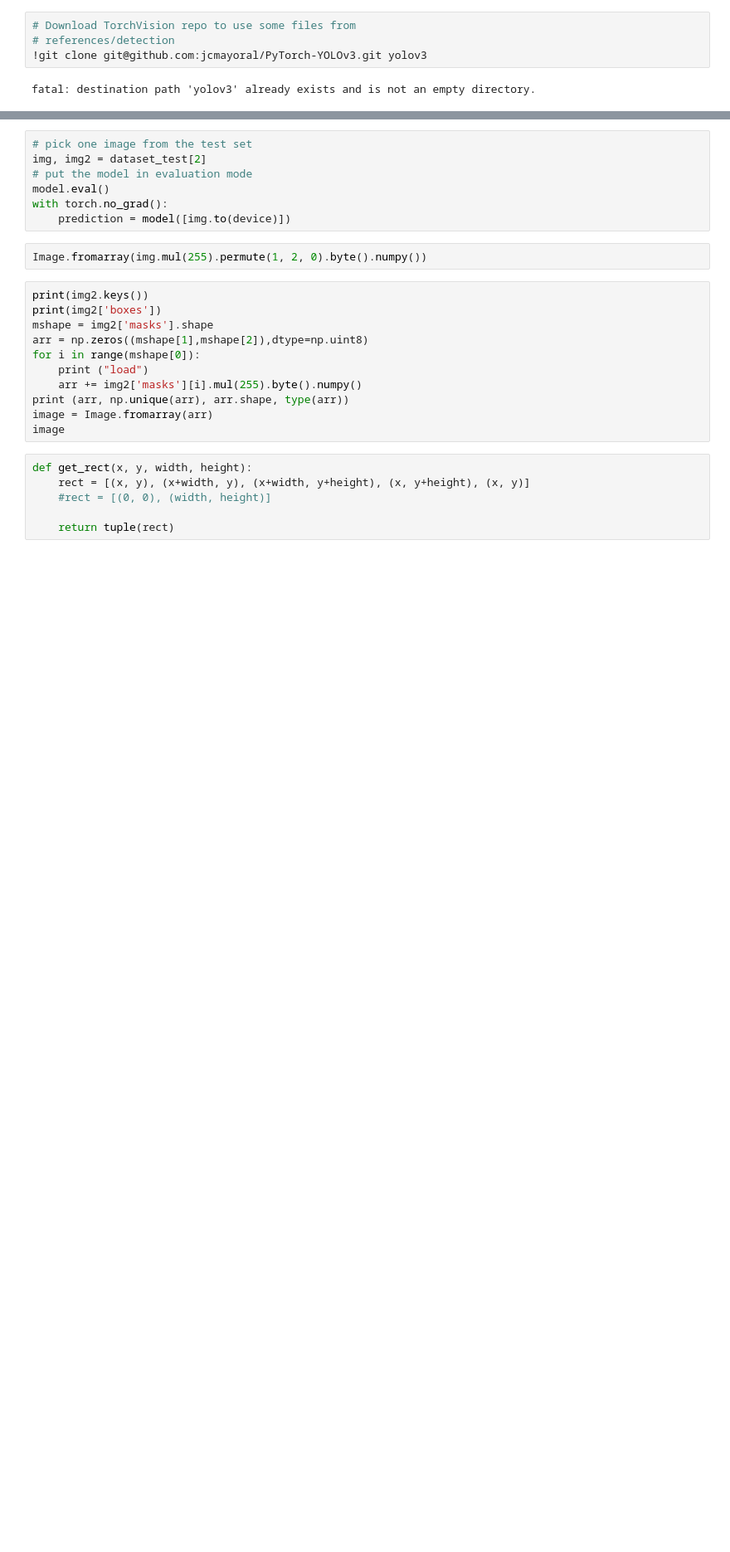
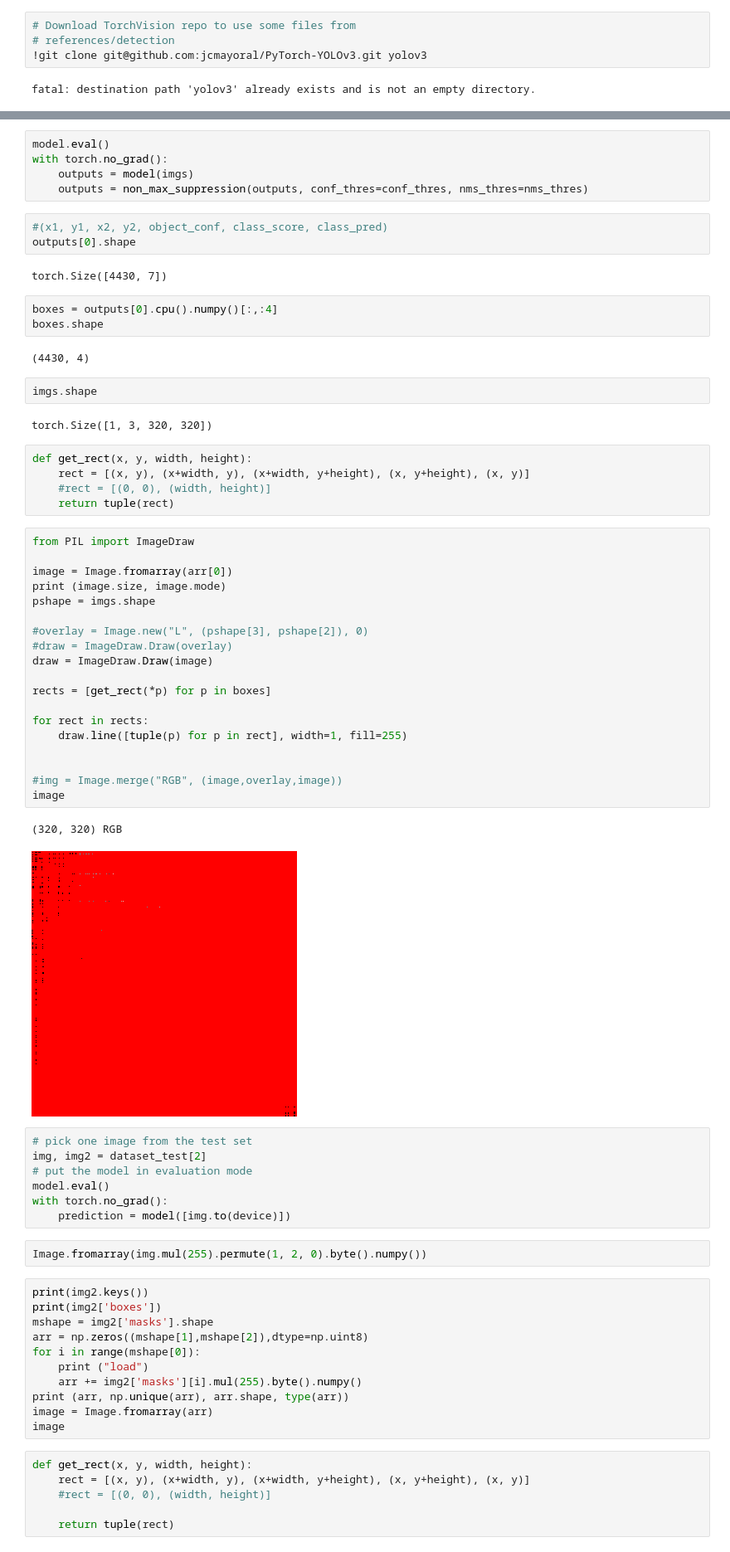
Before and after one commit to jcmayoral/gr_perception, a Jupyter notebook: gr_ml/nb/attempt yolo.ipynb, the cells around one changed output, grey strips where cells are left out. Shown at 83% size. Drawn from its saved outputs; the diff is of its cells as text; blank space fills up the shorter version.

```diff
--- a/gr_ml/nb/attempt yolo.ipynb
+++ b/gr_ml/nb/attempt yolo.ipynb
@@ -330,3 +520,49 @@ del data_loader
+# %%
+model.eval()
+with torch.no_grad():
+    outputs = model(imgs)
+    outputs = non_max_suppression(outputs, conf_thres=conf_thres, nms_thres=nms_thres)
+# %%
+#(x1, y1, x2, y2, object_conf, class_score, class_pred)
+outputs[0].shape
+# %% [output]
+torch.Size([4430, 7])
+# %%
+boxes = outputs[0].cpu().numpy()[:,:4]
+boxes.shape
+# %% [output]
+(4430, 4)
+# %%
+imgs.shape
+# %% [output]
+torch.Size([1, 3, 320, 320])
+# %%
+def get_rect(x, y, width, height):
+    rect = [(x, y), (x+width, y), (x+width, y+height), (x, y+height), (x, y)]
+    #rect = [(0, 0), (width, height)]
+    return tuple(rect)
+# %%
+from PIL import ImageDraw
+
+image = Image.fromarray(arr[0])
+print (image.size, image.mode)
+pshape = imgs.shape
+
+#overlay = Image.new("L", (pshape[3], pshape[2]), 0)
+#draw = ImageDraw.Draw(overlay)
+draw = ImageDraw.Draw(image)
+
+rects = [get_rect(*p) for p in boxes]
+
+for rect in rects:
+    draw.line([tuple(p) for p in rect], width=1, fill=255)
+
+
+#img = Image.merge("RGB", (image,overlay,image))
+image
+# %% [output]
+(320, 320) RGB
+[figure, added]
 # %%
 # pick one image from the test set
 img, img2 = dataset_test[2]
```
Also changed, not shown: parts of 24 cells of this notebook, 1 other file.
